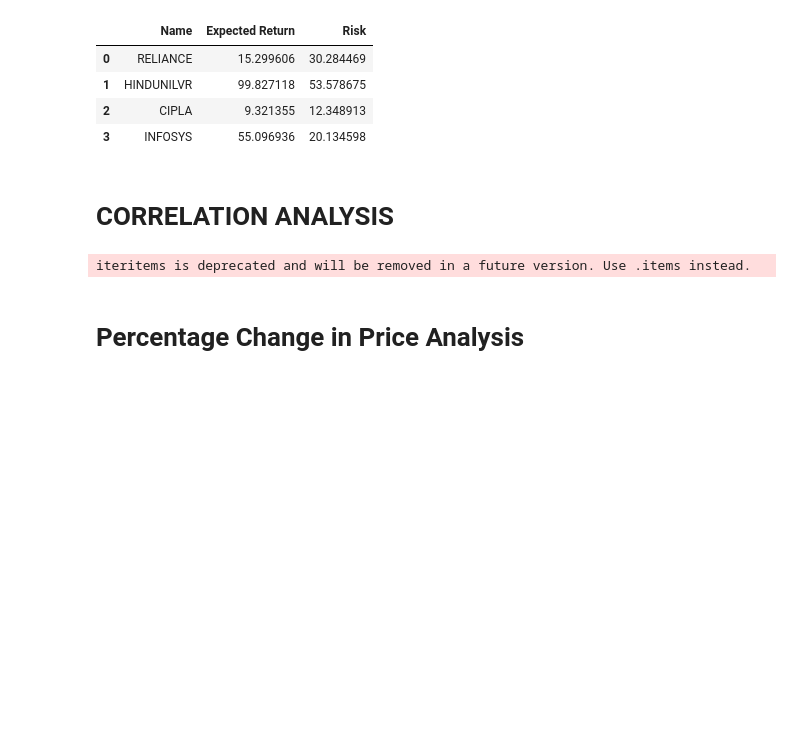
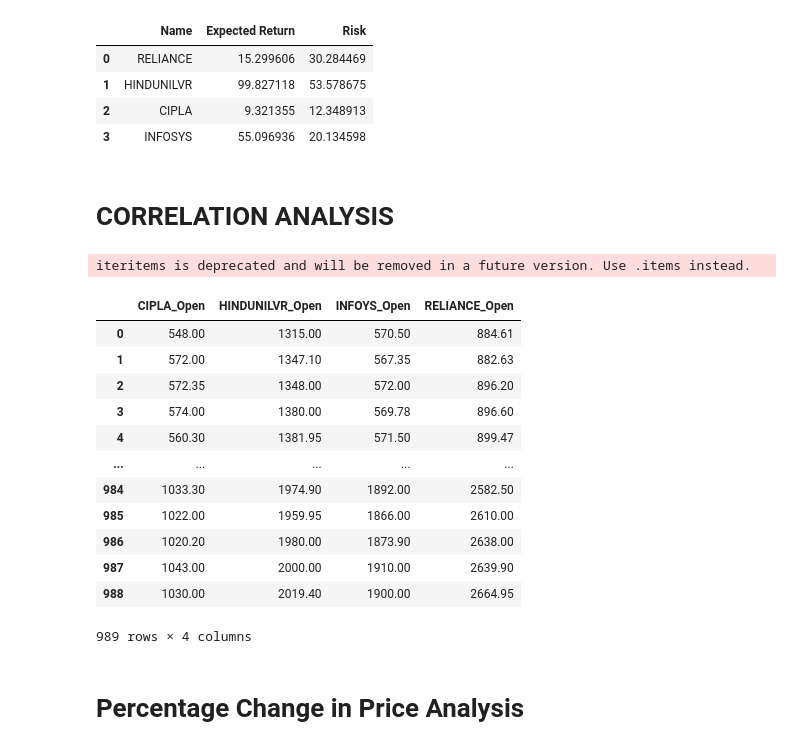
Before and after one commit to Harshit-0307/Stocks-Visualizing-and-Analysis, a Jupyter notebook: Code/Combined_Stock_analysis.ipynb, the cells around one changed output. Drawn from its saved outputs; the diff is of its cells as text; code cells hidden in the pictures; blank space fills up the shorter version.

```diff
--- a/Code/Combined_Stock_analysis.ipynb
+++ b/Code/Combined_Stock_analysis.ipynb
@@ -195,6 +195,22 @@ scatter_mat_plot=px.scatter_matrix(mat1)
 scatter_mat_plot.show()
 # %% [output]
 iteritems is deprecated and will be removed in a future version. Use .items instead.
+# %%
+mat1
+# %% [output]
+|  | CIPLA_Open | HINDUNILVR_Open | INFOYS_Open | RELIANCE_Open |
+| 0 | 548.00 | 1315.00 | 570.50 | 884.61 |
+| 1 | 572.00 | 1347.10 | 567.35 | 882.63 |
+| 2 | 572.35 | 1348.00 | 572.00 | 896.20 |
+| 3 | 574.00 | 1380.00 | 569.78 | 896.60 |
+| 4 | 560.30 | 1381.95 | 571.50 | 899.47 |
+| ... | ... | ... | ... | ... |
+| 984 | 1033.30 | 1974.90 | 1892.00 | 2582.50 |
+| 985 | 1022.00 | 1959.95 | 1866.00 | 2610.00 |
+| 986 | 1020.20 | 1980.00 | 1873.90 | 2638.00 |
+| 987 | 1043.00 | 2000.00 | 1910.00 | 2639.90 |
+| 988 | 1030.00 | 2019.40 | 1900.00 | 2664.95 |
+989 rows × 4 columns
 # %% [markdown]
 # Percentage Change in Price Analysis
 # %%
```
Also changed, not shown: parts of 2 cells of this notebook.
